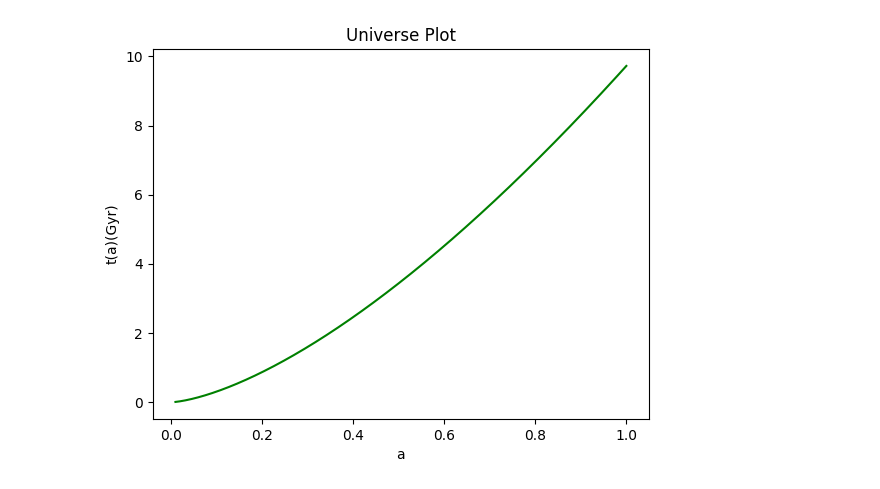
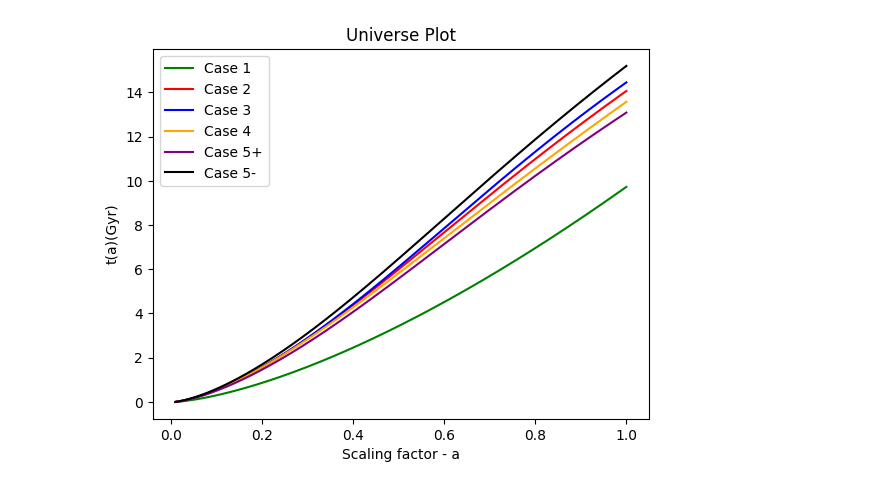
Before and after one commit to laychristian01-svg/Supermassive-Blackholes, a Jupyter notebook: Graphchild.ipynb, the cells around one changed output. Cells and saved outputs as stored; diff of their text form; code cells hidden in the pictures.

```diff
--- a/Graphchild.ipynb
+++ b/Graphchild.ipynb
@@ -28,21 +28,50 @@ H_0=0.06847
 # %%
 #Case 1:
 
 def universe_1(u):
   return (H_0**-1)*(u**-1)**(-1/2)
 
 a_1 = np.linspace(0.01, 1, 500)
 integrand_1 = universe_1(a_1)
 
 uni_1 = cumulative_trapezoid(integrand_1, a_1, initial=0)
 
+def universe_2(u):
+  return (H_0**-1)*(0.3*u**-1 + 0.7*u**2)**(-1/2)
 
+uni_2 = cumulative_trapezoid(universe_2(a_1), a_1, initial=0)
+
+def universe_3(u):
+  return (H_0**-1)*(0.3*u**-1 + 0.7*u**2.6)**(-1/2)
+
+uni_3 = cumulative_trapezoid(universe_3(a_1), a_1, initial=0)
+
+def universe_4(u):
+  return (H_0**-1)*(0.3*u**-1 + 0.7*u**1.4)**(-1/2)
+
+uni_4 = cumulative_trapezoid(universe_4(a_1), a_1, initial=0)
+
+def universe_5_plus(u):
+  return ((H_0+0.005109)**-1)*(0.3*u**-1 + 0.7*u**2)**(-1/2)
+
+uni_5_plus = cumulative_trapezoid(universe_5_plus(a_1), a_1, initial=0)
+
+def universe_5_minus(u):
+  return ((H_0-0.005109)**-1)*(0.3*u**-1 + 0.7*u**2)**(-1/2)
+
+uni_5_minus = cumulative_trapezoid(universe_5_minus(a_1), a_1, initial=0)
 
 plt.figure()
 plt.plot(a_1, uni_1, label="Case 1", color="green")
-plt.xlabel("a")
+plt.plot(a_1, uni_2, label="Case 2", color="red")
+plt.plot(a_1, uni_3, label="Case 3", color="blue")
+plt.plot(a_1, uni_4, label="Case 4", color="orange")
+plt.plot(a_1, uni_5_plus, label="Case 5+", color="purple")
+plt.plot(a_1, uni_5_minus, label="Case 5-", color="black")
+plt.legend()
+plt.xlabel("Scaling factor - a")
 plt.ylabel("t(a)(Gyr)")
 plt.title("Universe Plot")
 plt.show()
 # %% [output]
-[figure, old version]
+[figure, new version]
```
